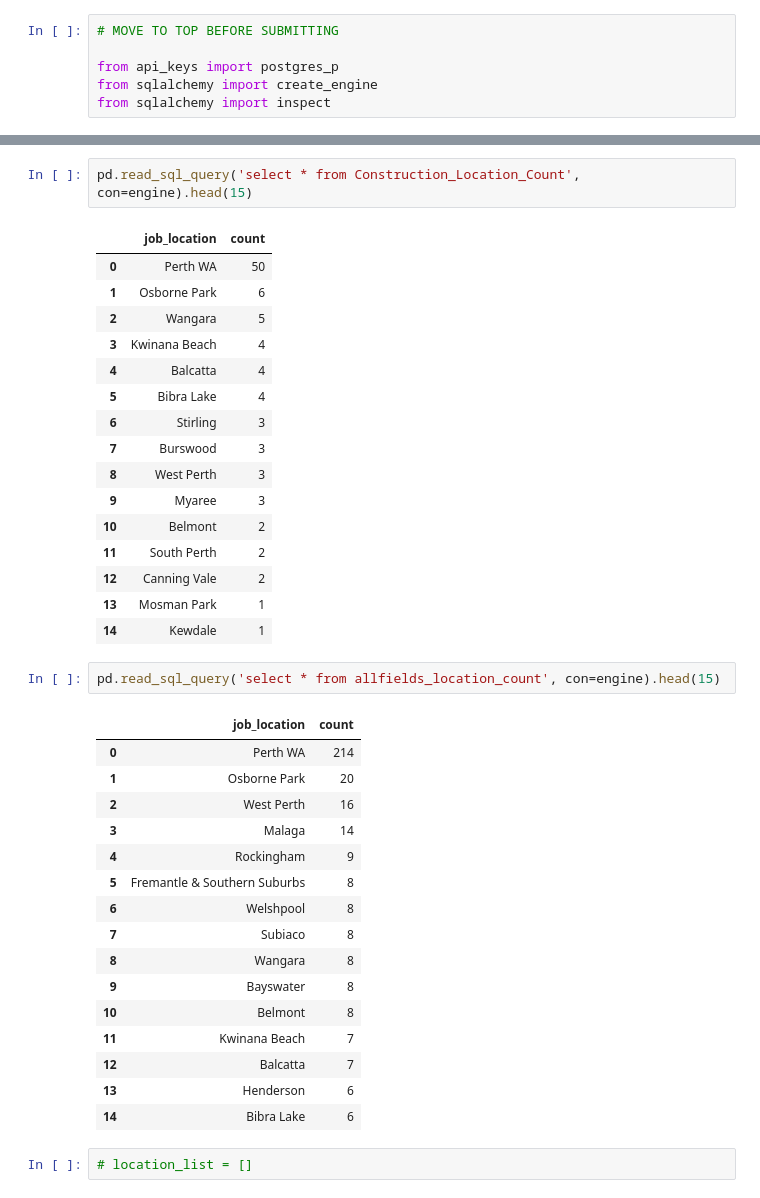
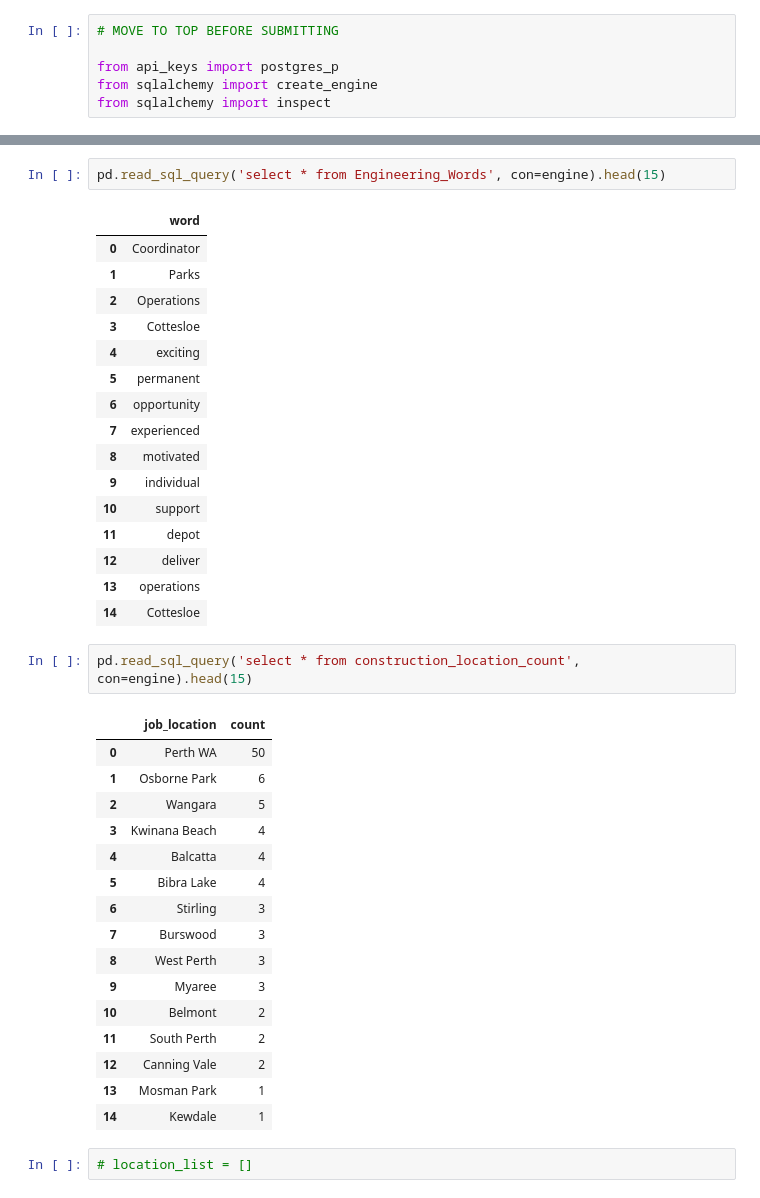
Before and after one commit to jonowood/Project_3, a Jupyter notebook: Webscraper Clean - Jon-checkpoint.ipynb, the cells around one changed output, grey strips where cells are left out. Cells and saved outputs as stored; diff of their text form.

```diff
--- a/Webscraper Clean - Jon-checkpoint.ipynb
+++ b/Webscraper Clean - Jon-checkpoint.ipynb
@@ -479,43 +547,43 @@ jobs_in_community_services_development_locations.to_sql(name='community_services
 # %% [output]
 27
 # %%
-pd.read_sql_query('select * from Construction_Location_Count', con=engine).head(15)
+pd.read_sql_query('select * from Engineering_Words', con=engine).head(15)
 # %% [output]
-|  | job_location | count |
-| 0 | Perth WA | 50 |
-| 1 | Osborne Park | 6 |
-| 2 | Wangara | 5 |
-| 3 | Kwinana Beach | 4 |
-| 4 | Balcatta | 4 |
-| 5 | Bibra Lake | 4 |
-| 6 | Stirling | 3 |
-| 7 | Burswood | 3 |
-| 8 | West Perth | 3 |
-| 9 | Myaree | 3 |
-| 10 | Belmont | 2 |
-| 11 | South Perth | 2 |
-| 12 | Canning Vale | 2 |
-| 13 | Mosman Park | 1 |
-| 14 | Kewdale | 1 |
+|  | word |
+| 0 | Coordinator |
+| 1 | Parks |
+| 2 | Operations |
+| 3 | Cottesloe |
+| 4 | exciting |
+| 5 | permanent |
+| 6 | opportunity |
+| 7 | experienced |
+| 8 | motivated |
+| 9 | individual |
+| 10 | support |
+| 11 | depot |
+| 12 | deliver |
+| 13 | operations |
+| 14 | Cottesloe |
 # %%
-pd.read_sql_query('select * from allfields_location_count', con=engine).head(15)
+pd.read_sql_query('select * from construction_location_count', con=engine).head(15)
 # %% [output]
 |  | job_location | count |
-| 0 | Perth WA | 214 |
-| 1 | Osborne Park | 20 |
-| 2 | West Perth | 16 |
-| 3 | Malaga | 14 |
-| 4 | Rockingham | 9 |
-| 5 | Fremantle & Southern Suburbs | 8 |
-| 6 | Welshpool | 8 |
-| 7 | Subiaco | 8 |
-| 8 | Wangara | 8 |
-| 9 | Bayswater | 8 |
-| 10 | Belmont | 8 |
-| 11 | Kwinana Beach | 7 |
-| 12 | Balcatta | 7 |
-| 13 | Henderson | 6 |
-| 14 | Bibra Lake | 6 |
+| 0 | Perth WA | 50 |
+| 1 | Osborne Park | 6 |
+| 2 | Wangara | 5 |
+| 3 | Kwinana Beach | 4 |
+| 4 | Balcatta | 4 |
+| 5 | Bibra Lake | 4 |
+| 6 | Stirling | 3 |
+| 7 | Burswood | 3 |
+| 8 | West Perth | 3 |
+| 9 | Myaree | 3 |
+| 10 | Belmont | 2 |
+| 11 | South Perth | 2 |
+| 12 | Canning Vale | 2 |
+| 13 | Mosman Park | 1 |
+| 14 | Kewdale | 1 |
 # %%
 # location_list = []
 # %%
```
Also changed, not shown: parts of 6 cells of this notebook, 4 other files.
